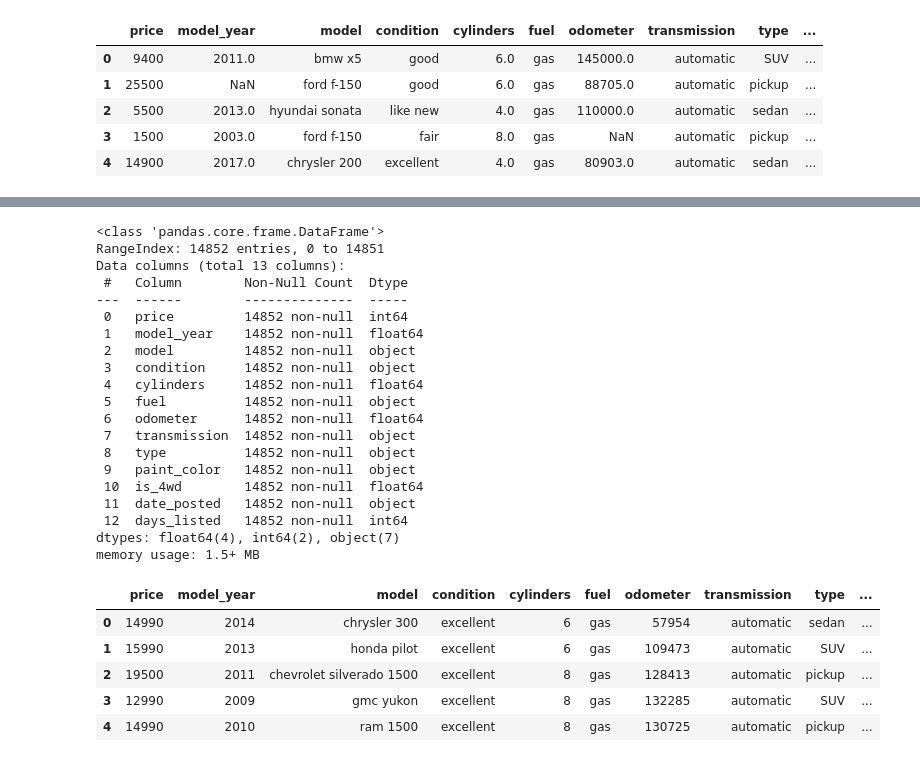
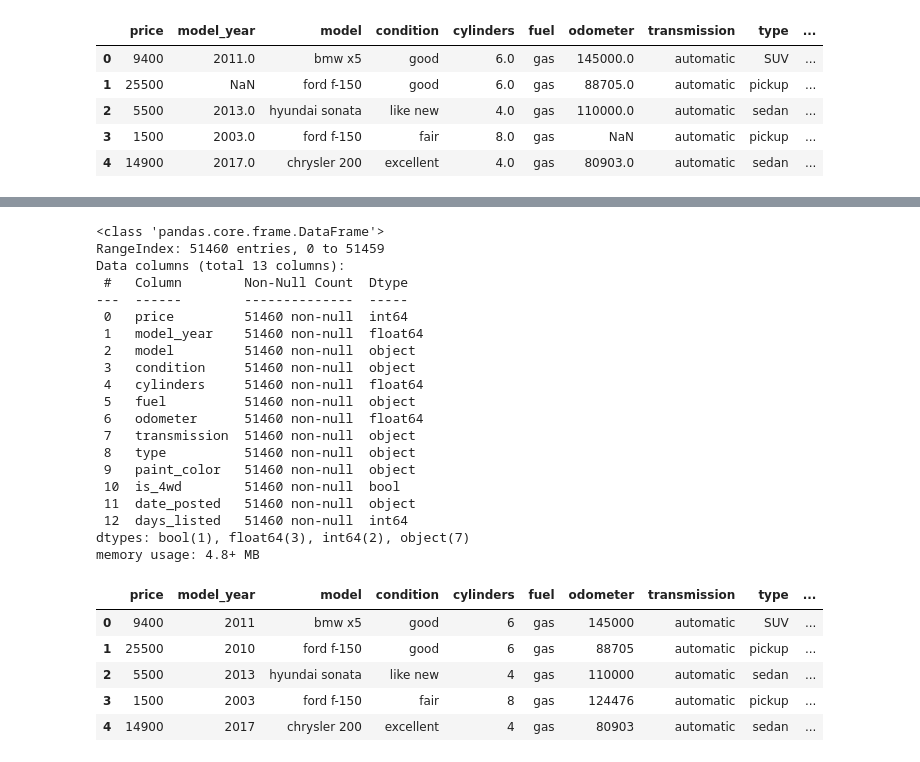
Before and after one commit to BrandonScottt/Vehicle_US, a Jupyter notebook: notebooks/EDA.ipynb, the cells around one changed output, grey strips where cells are left out. Drawn from its saved outputs; the diff is of its cells as text; code cells hidden in the pictures.

```diff
--- a/notebooks/EDA.ipynb
+++ b/notebooks/EDA.ipynb
@@ -42,0 +41,12 @@ memory usage: 5.1+ MB
+# %%
+df['is_4wd'] = df['is_4wd'].astype(bool)
+df['is_4wd'].fillna(False, inplace=True)
+# %%
+df['paint_color'].fillna('unknown', inplace=True)
+# %%
+df['cylinders'] = df.groupby('type')['cylinders'].transform(lambda x: x.fillna(x.median()))
+
+related_columns = ['model', 'type']
+
+df['model_year'] = df.groupby(related_columns)['model_year'].transform(lambda x: x.fillna(x.median()))
+df['odometer'] = df.groupby(related_columns)['odometer'].transform(lambda x: x.fillna(x.median()))
@@ -45,32 +78,32 @@ df = df.dropna().reset_index(drop=True)
 df.info()
 # %% [output]
 <class 'pandas.core.frame.DataFrame'>
-RangeIndex: 14852 entries, 0 to 14851
+RangeIndex: 51460 entries, 0 to 51459
 Data columns (total 13 columns):
  #   Column        Non-Null Count  Dtype
 ---  ------        --------------  -----
- 0   price         14852 non-null  int64
- 1   model_year    14852 non-null  float64
- 2   model         14852 non-null  object
- 3   condition     14852 non-null  object
- 4   cylinders     14852 non-null  float64
- 5   fuel          14852 non-null  object
- 6   odometer      14852 non-null  float64
- 7   transmission  14852 non-null  object
- 8   type          14852 non-null  object
- 9   paint_color   14852 non-null  object
- 10  is_4wd        14852 non-null  float64
- 11  date_posted   14852 non-null  object
- 12  days_listed   14852 non-null  int64
-dtypes: float64(4), int64(2), object(7)
-memory usage: 1.5+ MB
+ 0   price         51460 non-null  int64
+ 1   model_year    51460 non-null  float64
+ 2   model         51460 non-null  object
+ 3   condition     51460 non-null  object
+ 4   cylinders     51460 non-null  float64
+ 5   fuel          51460 non-null  object
+ 6   odometer      51460 non-null  float64
+ 7   transmission  51460 non-null  object
+ 8   type          51460 non-null  object
+ 9   paint_color   51460 non-null  object
+ 10  is_4wd        51460 non-null  bool
+ 11  date_posted   51460 non-null  object
+ 12  days_listed   51460 non-null  int64
+dtypes: bool(1), float64(3), int64(2), object(7)
+memory usage: 4.8+ MB
 # %%
-df = df.astype({'model_year': int, 'odometer': int, 'cylinders': int, 'is_4wd': int})
+df = df.astype({'model_year': int, 'odometer': int, 'cylinders': int})
 df.head()
 # %% [output]
 |  | price | model_year | model | condition | cylinders | fuel | odometer | transmission | type | ... |
-| 0 | 14990 | 2014 | chrysler 300 | excellent | 6 | gas | 57954 | automatic | sedan | ... |
-| 1 | 15990 | 2013 | honda pilot | excellent | 6 | gas | 109473 | automatic | SUV | ... |
-| 2 | 19500 | 2011 | chevrolet silverado 1500 | excellent | 8 | gas | 128413 | automatic | pickup | ... |
-| 3 | 12990 | 2009 | gmc yukon | excellent | 8 | gas | 132285 | automatic | SUV | ... |
-| 4 | 14990 | 2010 | ram 1500 | excellent | 8 | gas | 130725 | automatic | pickup | ... |
+| 0 | 9400 | 2011 | bmw x5 | good | 6 | gas | 145000 | automatic | SUV | ... |
+| 1 | 25500 | 2010 | ford f-150 | good | 6 | gas | 88705 | automatic | pickup | ... |
+| 2 | 5500 | 2013 | hyundai sonata | like new | 4 | gas | 110000 | automatic | sedan | ... |
+| 3 | 1500 | 2003 | ford f-150 | fair | 8 | gas | 124476 | automatic | pickup | ... |
+| 4 | 14900 | 2017 | chrysler 200 | excellent | 4 | gas | 80903 | automatic | sedan | ... |
```
Also changed, not shown: parts of 15 cells of this notebook.
